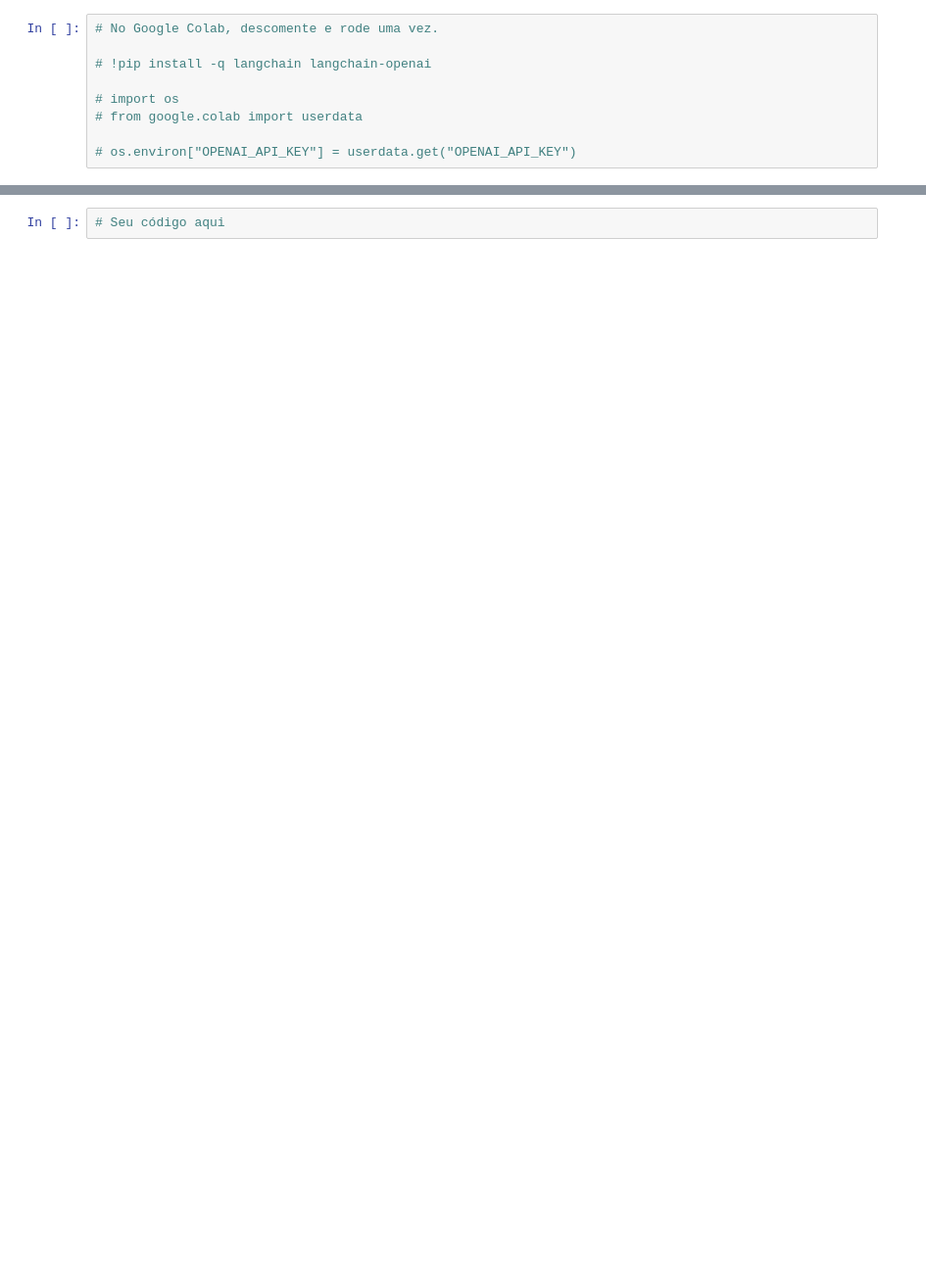
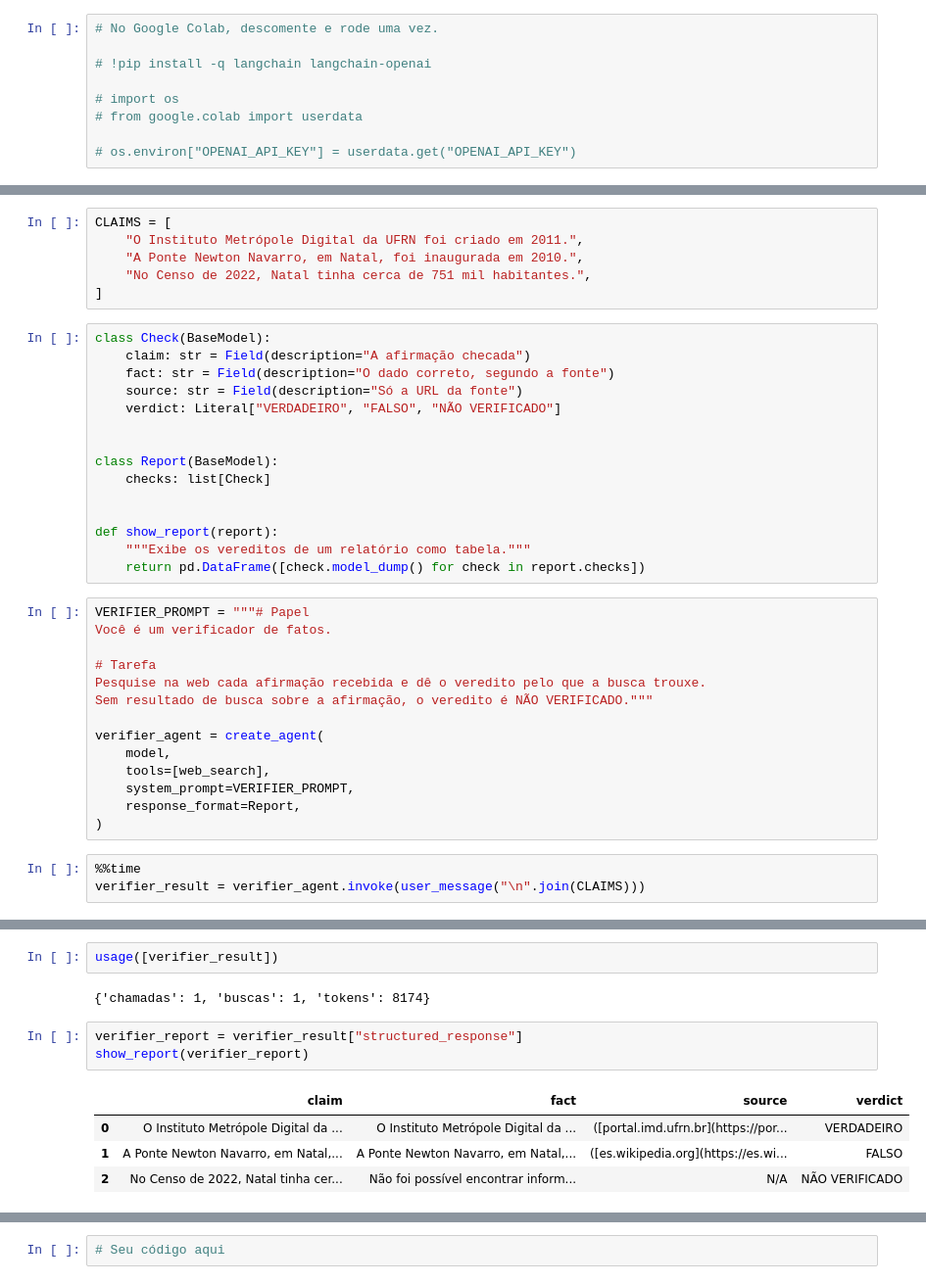
Before and after one commit to silvaan/agentic-ai, a Jupyter notebook: 16 - Multi-Agent Systems.ipynb, the cells around one changed output, grey strips where cells are left out. Shown at 98% size. Drawn from its saved outputs; the diff is of its cells as text; blank space fills up the shorter version.

Commit message:
rework multi-agent notebook around web-search fact-check of claims about natal

```diff
--- a/16 - Multi-Agent Systems.ipynb
+++ b/16 - Multi-Agent Systems.ipynb
@@ -225,0 +48,38 @@ Peça ao redator, com as mesmas `notes`, o mesmo parecer com um dado a mais em c
+# %%
+CLAIMS = [
+    "O Instituto Metrópole Digital da UFRN foi criado em 2011.",
+    "A Ponte Newton Navarro, em Natal, foi inaugurada em 2010.",
+    "No Censo de 2022, Natal tinha cerca de 751 mil habitantes.",
+]
+# %%
+class Check(BaseModel):
+    claim: str = Field(description="A afirmação checada")
+    fact: str = Field(description="O dado correto, segundo a fonte")
+    source: str = Field(description="Só a URL da fonte")
+    verdict: Literal["VERDADEIRO", "FALSO", "NÃO VERIFICADO"]
+
+
+class Report(BaseModel):
+    checks: list[Check]
+
+
+def show_report(report):
+    """Exibe os vereditos de um relatório como tabela."""
+    return pd.DataFrame([check.model_dump() for check in report.checks])
+# %%
+VERIFIER_PROMPT = """# Papel
+Você é um verificador de fatos.
+
+# Tarefa
+Pesquise na web cada afirmação recebida e dê o veredito pelo que a busca trouxe.
+Sem resultado de busca sobre a afirmação, o veredito é NÃO VERIFICADO."""
+
+verifier_agent = create_agent(
+    model,
+    tools=[web_search],
+    system_prompt=VERIFIER_PROMPT,
+    response_format=Report,
+)
+# %%
+%%time
+verifier_result = verifier_agent.invoke(user_message("\n".join(CLAIMS)))
@@ -225,0 +101,12 @@ Peça ao redator, com as mesmas `notes`, o mesmo parecer com um dado a mais em c
+# %%
+usage([verifier_result])
+# %% [output]
+{'chamadas': 1, 'buscas': 1, 'tokens': 8174}
+# %%
+verifier_report = verifier_result["structured_response"]
+show_report(verifier_report)
+# %% [output]
+|  | claim | fact | source | verdict |
+| 0 | O Instituto Metrópole Digital da ... | O Instituto Metrópole Digital da ... | ([portal.imd.ufrn.br](https://por... | VERDADEIRO |
+| 1 | A Ponte Newton Navarro, em Natal,... | A Ponte Newton Navarro, em Natal,... | ([es.wikipedia.org](https://es.wi... | FALSO |
+| 2 | No Censo de 2022, Natal tinha cer... | Não foi possível encontrar inform... | N/A | NÃO VERIFICADO |
```
Also changed, not shown: parts of 59 cells of this notebook.
